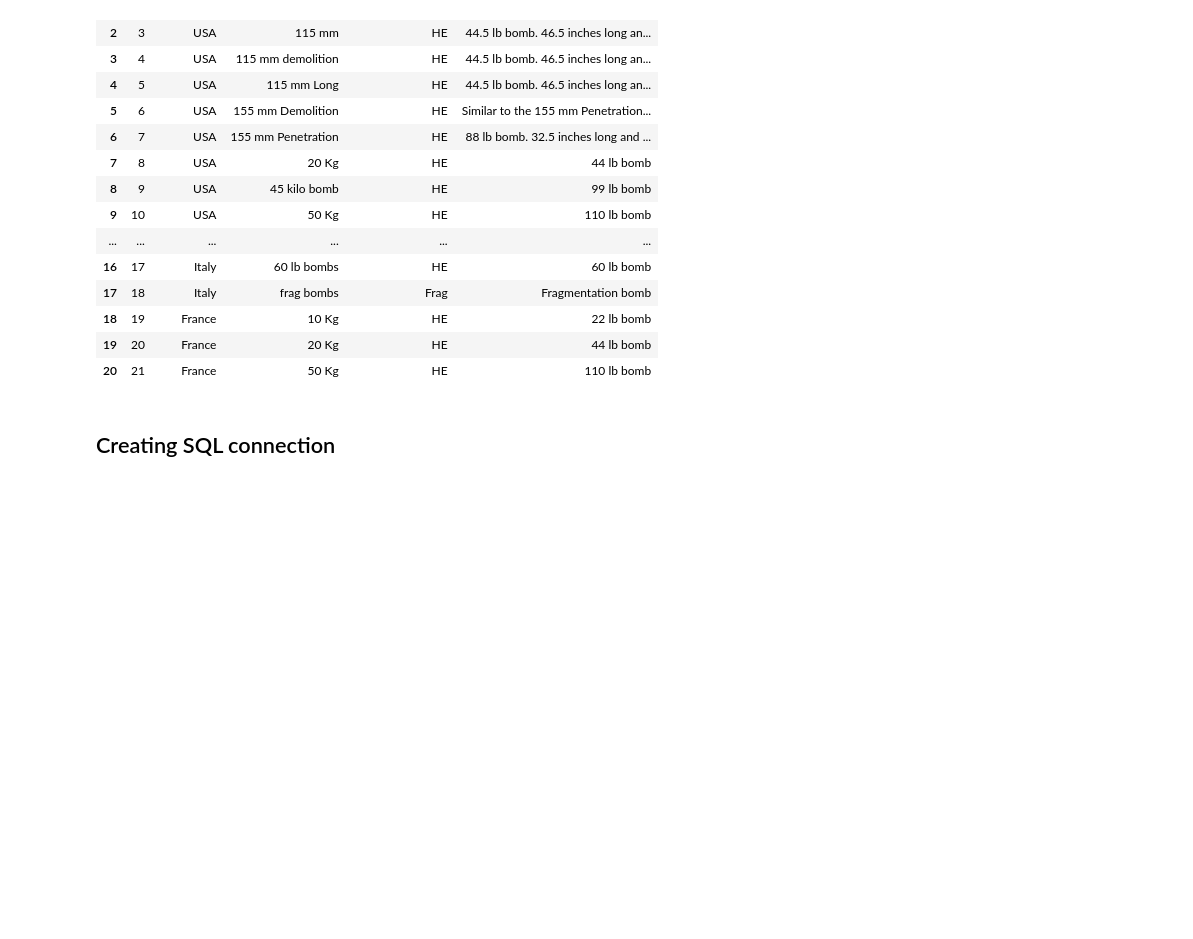
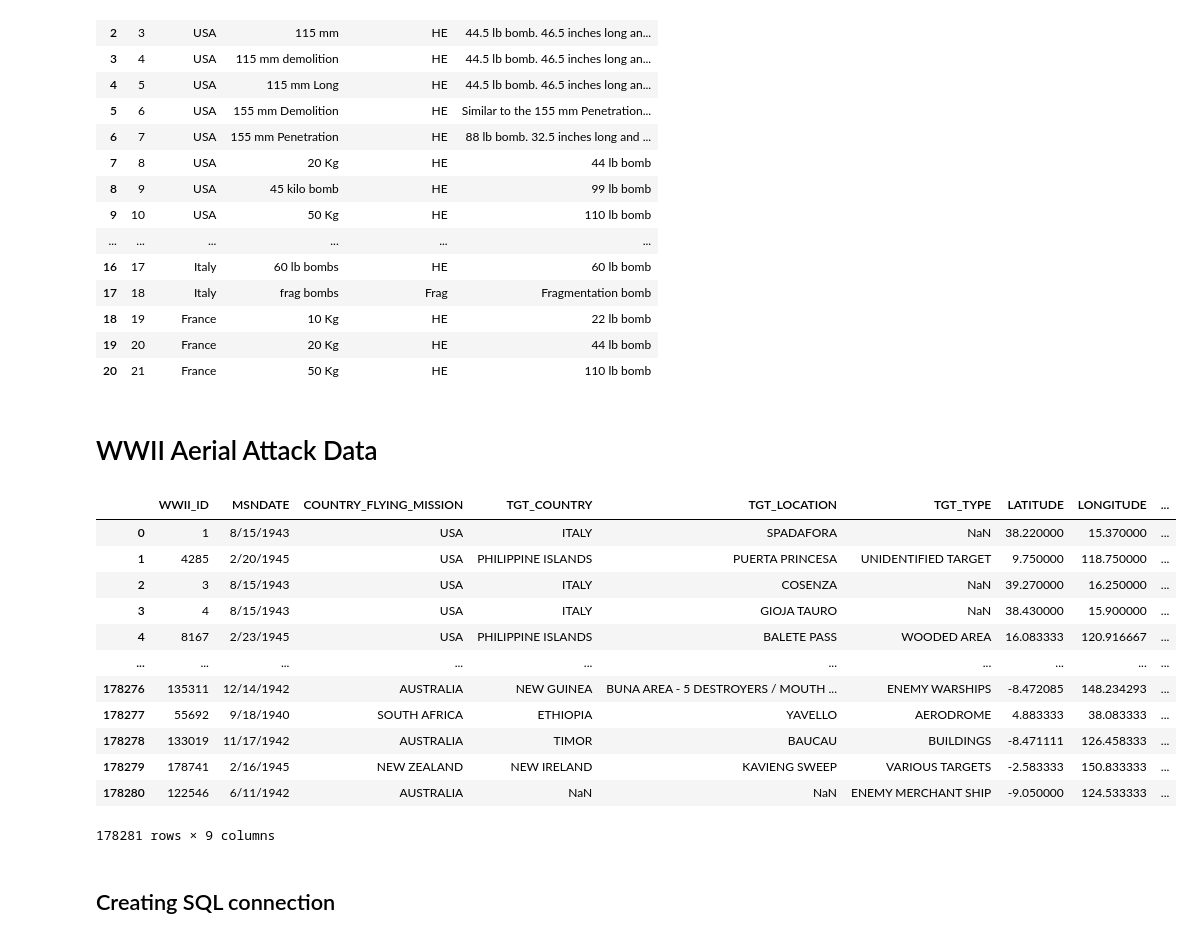
Before and after one commit to clem1803/project2, a Jupyter notebook: WWI_data.ipynb, the cells around one changed output. Cells and saved outputs as stored; diff of their text form; code cells hidden in the pictures; blank space fills up the shorter version.

```diff
--- a/WWI_data.ipynb
+++ b/WWI_data.ipynb
@@ -94,3 +94,34 @@ WWI_weapon_data
 | 20 | 21 | France | 50 Kg | HE | 110 lb bomb |
 # %%
 WWI_weapon_data.to_csv("WWI_weapon_data.csv")
+# %% [markdown]
+ # WWII Aerial Attack Data
+# %%
+file_path = "raw_data/WWII/THOR_WWII_DATA_CLEAN.csv"
+data = pd.read_csv(file_path, encoding="ISO-8859-1")
+# %%
+WWII_aerial_attack_data = data.drop(["MASTER_INDEX_NUMBER", "THEATER", "BDA", "NAF", "TGT_COUNTRY_CODE", "TGT_ID",
+                                   "TGT_INDUSTRY_CODE", "TGT_INDUSTRY", "SOURCE_LATITUDE", "SOURCE_LONGITUDE"], axis=1)
+# %%
+WWII_aerial_attack_data = WWII_aerial_attack_data.drop(["UNIT_ID", "MDS", "MSN_TYPE", "TGT_PRIORITY",
+                                                        "TGT_PRIORITY_EXPLANATION", "AC_ATTACKING", "ALTITUDE", "ALTITUDE_FEET", "NUMBER_OF_HE", "TYPE_OF_HE", "LBS_HE",
+                                                        "TONS_OF_HE", "NUMBER_OF_IC", "TYPE_OF_IC", "LBS_IC", "TONS_OF_IC", "NUMBER_OF_FRAG", "TYPE_OF_FRAG", "LBS_FRAG",
+                                                        "TONS_OF_FRAG", "TOTAL_LBS", "TOTAL_TONS", "TAKEOFF_BASE","TAKEOFF_COUNTRY", "TAKEOFF_LATITUDE", "TAKEOFF_LONGITUDE",
+                                                        "AC_LOST", "AC_DAMAGED", "AC_AIRBORNE", "AC_DROPPING", "TIME_OVER_TARGET", "SIGHTING_METHOD_CODE", "SIGHTING_EXPLANATION",
+                                                        "CALLSIGN", "ROUNDS_AMMO", "SPARES_RETURN_AC", "WX_FAIL_AC", "MECH_FAIL_AC", "MISC_FAIL_AC", "TARGET_COMMENT", "MISSION_COMMENTS",
+                                                        "SOURCE", "DATABASE_EDIT_COMMENTS"], axis=1)
+WWII_aerial_attack_data
+# %% [output]
+|  | WWII_ID | MSNDATE | COUNTRY_FLYING_MISSION | TGT_COUNTRY | TGT_LOCATION | TGT_TYPE | LATITUDE | LONGITUDE | ... |
+| 0 | 1 | 8/15/1943 | USA | ITALY | SPADAFORA | NaN | 38.220000 | 15.370000 | ... |
+| 1 | 4285 | 2/20/1945 | USA | PHILIPPINE ISLANDS | PUERTA PRINCESA | UNIDENTIFIED TARGET | 9.750000 | 118.750000 | ... |
+| 2 | 3 | 8/15/1943 | USA | ITALY | COSENZA | NaN | 39.270000 | 16.250000 | ... |
+| 3 | 4 | 8/15/1943 | USA | ITALY | GIOJA TAURO | NaN | 38.430000 | 15.900000 | ... |
+| 4 | 8167 | 2/23/1945 | USA | PHILIPPINE ISLANDS | BALETE PASS | WOODED AREA | 16.083333 | 120.916667 | ... |
+| ... | ... | ... | ... | ... | ... | ... | ... | ... | ... |
+| 178276 | 135311 | 12/14/1942 | AUSTRALIA | NEW GUINEA | BUNA AREA - 5 DESTROYERS / MOUTH ... | ENEMY WARSHIPS | -8.472085 | 148.234293 | ... |
+| 178277 | 55692 | 9/18/1940 | SOUTH AFRICA | ETHIOPIA | YAVELLO | AERODROME | 4.883333 | 38.083333 | ... |
+| 178278 | 133019 | 11/17/1942 | AUSTRALIA | TIMOR | BAUCAU | BUILDINGS | -8.471111 | 126.458333 | ... |
+| 178279 | 178741 | 2/16/1945 | NEW ZEALAND | NEW IRELAND | KAVIENG SWEEP | VARIOUS TARGETS | -2.583333 | 150.833333 | ... |
+| 178280 | 122546 | 6/11/1942 | AUSTRALIA | NaN | NaN | ENEMY MERCHANT SHIP | -9.050000 | 124.533333 | ... |
+178281 rows × 9 columns
```
Also changed, not shown: parts of 4 cells of this notebook, 11 other files.
